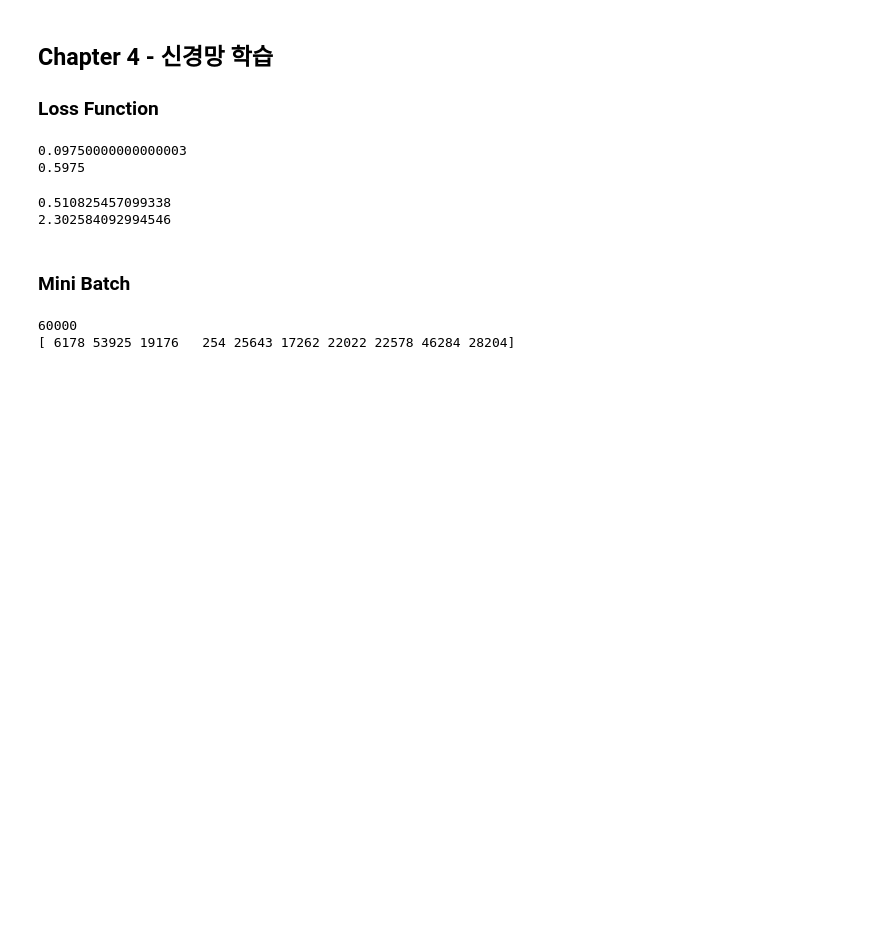
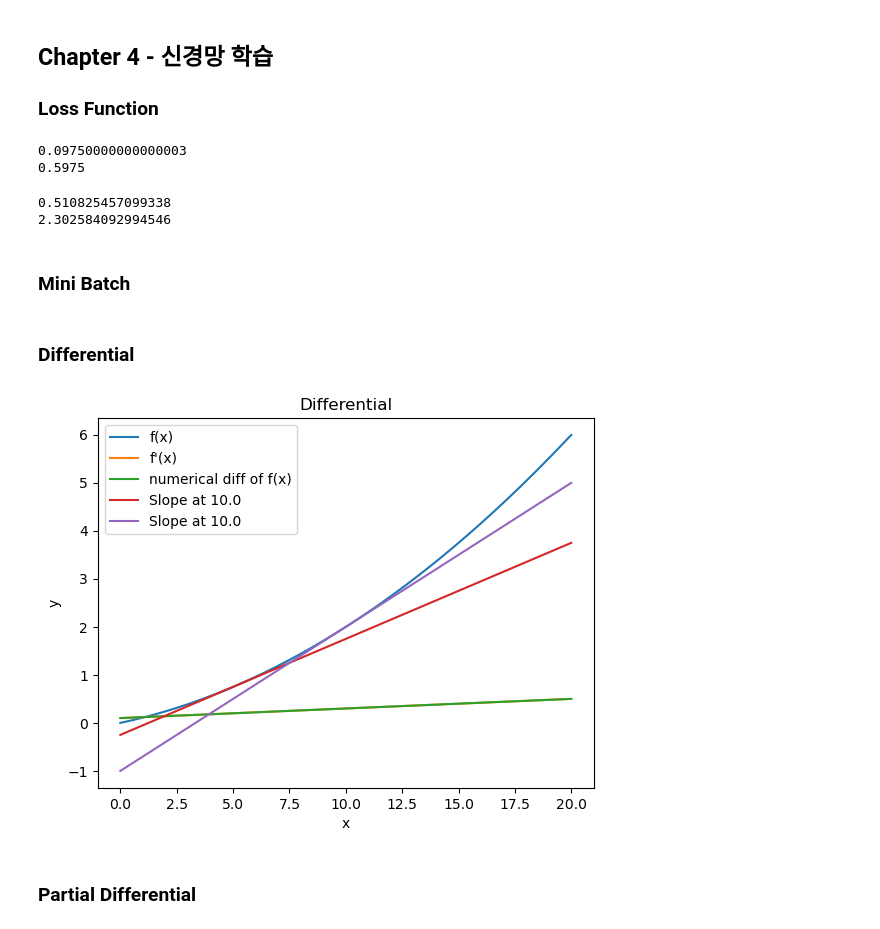
Before and after one commit to Thinline20/mnist_assignment, a Jupyter notebook: src/main.ipynb, the cells around one changed output. Saved outputs shown, nothing was run; the diff lists cells and outputs as text; code cells hidden in the pictures; blank space fills up the shorter version.

```diff
--- a/src/main.ipynb
+++ b/src/main.ipynb
@@ -155,14 +155,6 @@ batch_mask = np.random.choice(train_size, batch_size)
 X_batch = X_train[batch_mask]
 T_batch = T_train[batch_mask]
 # %%
-def sse(y, t):
-    if y.ndim == 1:
-        y = y.reshape(1, y.size)
-        t = t.reshape(1, t.size)
-
-    batch_size = y.shape[0]
-    return
-
 def cee(y, t, delta=1e-7):
     if y.ndim == 1:
         y = y.reshape(1, y.size)
@@ -170,6 +162,43 @@ def cee(y, t, delta=1e-7):
 
     batch = y.shape[0]
     return -np.sum(np.log(y[np.arange(batch), t] + delta)) / batch
-# %% [output]
-60000
-[ 6178 53925 19176   254 25643 17262 22022 22578 46284 28204]
+# %% [markdown]
+### Differential
+# %%
+def numerical_diff(f, x, delta_x=1e-4):
+    return (f(x+delta_x) - f(x-delta_x)) / (2 * delta_x)
+
+def f(x):
+    return 0.01 * (x ** 2) + 0.1 * x
+
+def df(x):
+    return 0.02 * x + 0.1
+
+def slope(f, x):
+    d = numerical_diff(f, x)
+    y = f(x) - d * x
+    return lambda t: d * t + y
+
+x = np.arange(0.0, 20.0, 0.01)
+y = f(x)
+dy = df(x)
+numerical_diff_y = numerical_diff(f, x)
+tangent_f_at_5 = slope(f, 5)
+tangent_line_5 = tangent_f_at_5(x)
+tangent_f_at_10 = slope(f, 10)
+tangent_line_10 = tangent_f_at_10(x)
+
+plt.plot(x, y, label="f(x)")
+plt.plot(x, dy, label="f'(x)")
+plt.plot(x, numerical_diff_y, label="numerical diff of f(x)")
+plt.plot(x, tangent_line_5, label="Slope at 10.0")
+plt.plot(x, tangent_line_10, label="Slope at 10.0")
+plt.xlabel("x")
+plt.ylabel("y")
+plt.legend()
+plt.title("Differential")
+plt.show()
+# %% [output]
+[figure, added]
+# %% [markdown]
+### Partial Differential
```
Also changed, not shown: parts of 1 cell of this notebook.
